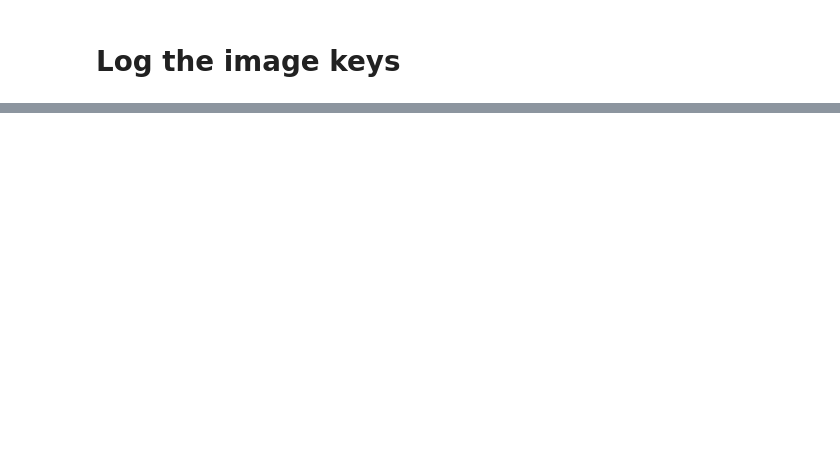
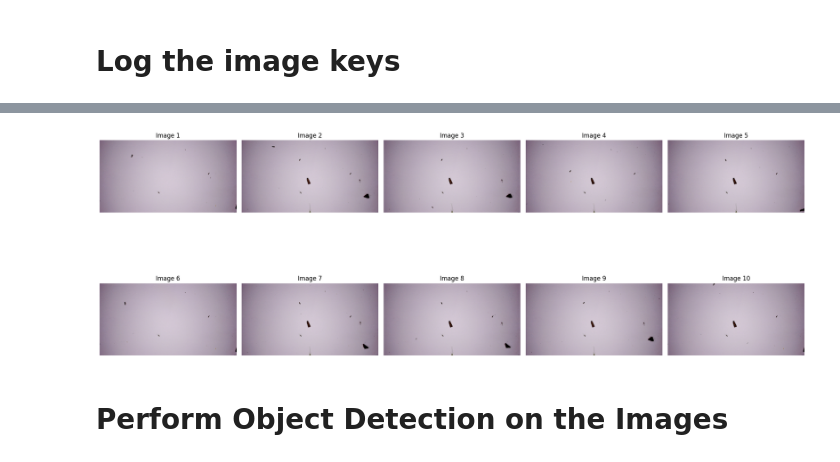
Before and after one commit to AMI-system/amber-inferences, a Jupyter notebook: examples/tutorial.ipynb, the cells around one changed output, grey strips where cells are left out. Cells and saved outputs as stored; diff of their text form; code cells hidden in the pictures; blank space fills up the shorter version.

```diff
--- a/examples/tutorial.ipynb
+++ b/examples/tutorial.ipynb
@@ -54,0 +137,7 @@ cr_deployments
+# %%
+# read the first image in the keys file and open
+with open('./examples/dep000031_keys.json') as f:
+    keys = json.load(f)
+# %%
+for i in range(100, 110):
+    download_image_from_key(s3_client, keys[i], 'cri', './examples/images/dep000031/')
@@ -54,0 +147,24 @@ cr_deployments
+# %%
+image_paths = os.listdir('./examples/images/dep000031/')
+image_paths = [os.path.join('./examples/images/dep000031/', x) for x in image_paths]
+# %%
+# Open the images in a 2x5 grid
+fig, axs = plt.subplots(2, 5, figsize=(20, 10))
+axs = axs.ravel()
+
+for i, img_path in enumerate(image_paths):
+    if os.path.exists( img_path):  # Ensure the file exists
+        img = mpimg.imread(img_path)
+        axs[i].imshow(img)
+        axs[i].axis("off")  # Hide axes for better visualization
+        axs[i].set_title(f"Image {i+1}")
+    else:
+        axs[i].axis("off")
+        axs[i].set_title("Missing Image")
+
+plt.tight_layout()
+plt.show()
+# %% [output]
+[figure, added]
+# %% [markdown]
+# Perform Object Detection on the Images
```
Also changed, not shown: parts of 20 cells of this notebook, 1 other file.
